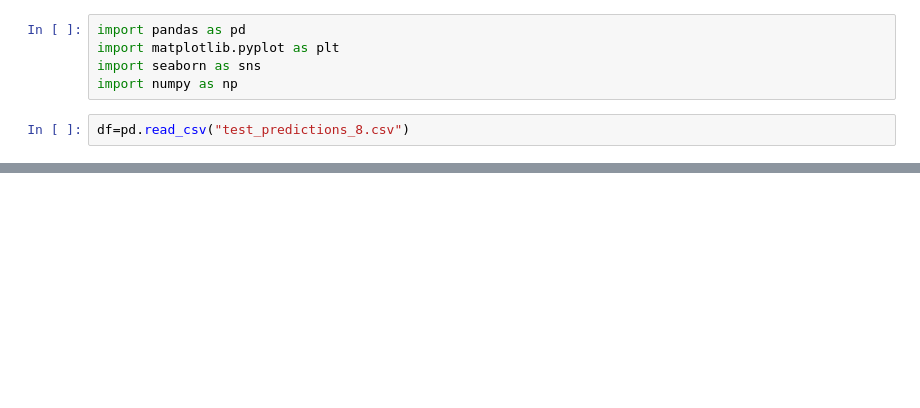
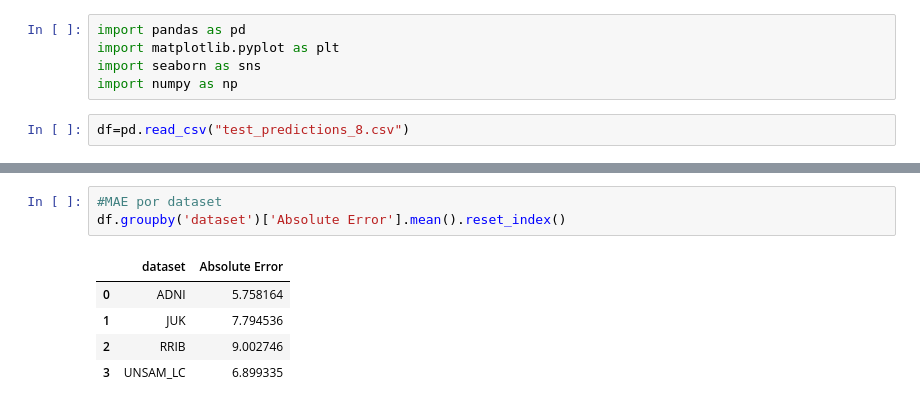
Before and after one commit to LautaroAguzinParrilli/NeuroSAM, a Jupyter notebook: predictions/external_test/plot_predictions.ipynb, the cells around one changed output, grey strips where cells are left out. Saved outputs shown, nothing was run; the diff lists cells and outputs as text; blank space fills up the shorter version.

```diff
--- a/predictions/external_test/plot_predictions.ipynb
+++ b/predictions/external_test/plot_predictions.ipynb
@@ -7,0 +12,9 @@ df=pd.read_csv("test_predictions_8.csv")
+# %%
+#MAE por dataset
+df.groupby('dataset')['Absolute Error'].mean().reset_index()
+# %% [output]
+|  | dataset | Absolute Error |
+| 0 | ADNI | 5.758164 |
+| 1 | JUK | 7.794536 |
+| 2 | RRIB | 9.002746 |
+| 3 | UNSAM_LC | 6.899335 |
```
Also changed, not shown: parts of 5 cells of this notebook, 1 other file.
